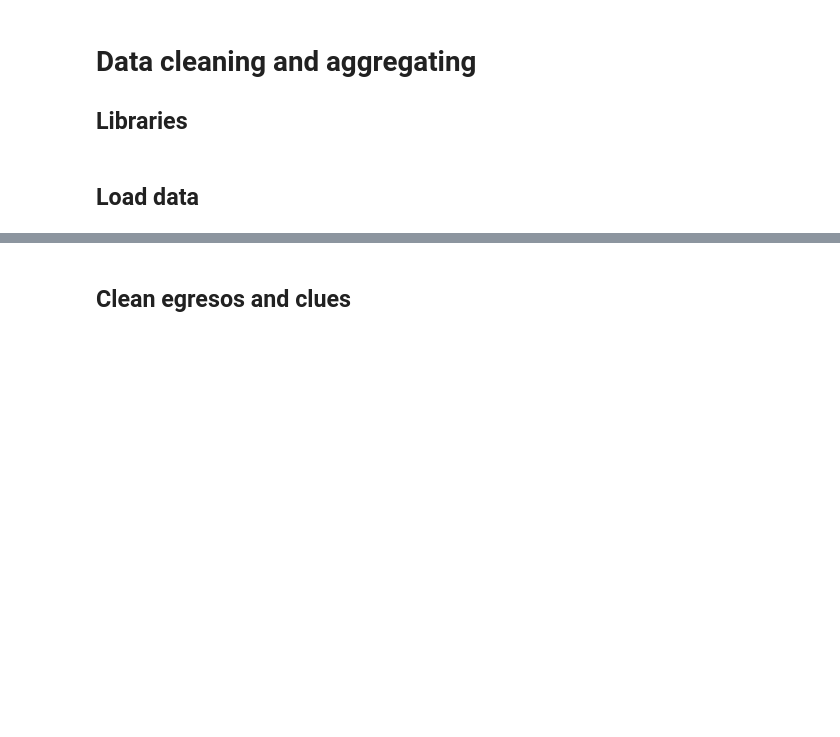
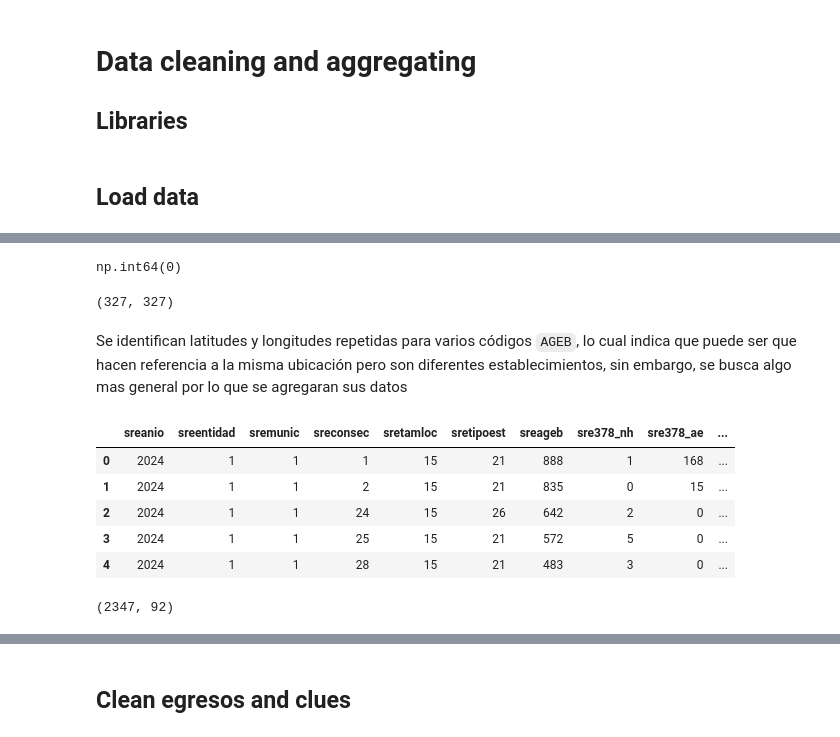
Before and after one commit to JSEB99/predictive-health-resources, a Jupyter notebook: notebooks/01_data_clean_aggregate.ipynb, the cells around one changed output, grey strips where cells are left out. Cells and saved outputs as stored; diff of their text form; code cells hidden in the pictures; blank space fills up the shorter version.

```diff
--- a/notebooks/01_data_clean_aggregate.ipynb
+++ b/notebooks/01_data_clean_aggregate.ipynb
@@ -49,0 +105,6 @@ Index(['CLUES', 'CLAVE DE LA INSTITUCION', 'NOMBRE DE LA INSTITUCION',
+# %%
+ageb_lat_lon_cols = [
+    'CLAVE_ENTIDAD','CLAVE_MUNICIPIO','CLAVE_LOCALIDAD','ENTIDAD',
+    'MUNICIPIO','LOCALIDAD','AGEB','LAT_DECIMAL','LON_DECIMAL','POB_TOTAL']
+ageb_lat_lon_cl = ageb_lat_lon[ageb_lat_lon_cols].copy()
+ageb_lat_lon_cl.head(2)
@@ -49,0 +142,3 @@ Index(['CLUES', 'CLAVE DE LA INSTITUCION', 'NOMBRE DE LA INSTITUCION',
+# %%
+resources['sreageb'] = resources['sreageb'].str.lstrip('0')
+ageb_lat_lon_cl['AGEB'] = ageb_lat_lon_cl['AGEB'].str.lstrip('0')
@@ -49,0 +148,9 @@ Index(['CLUES', 'CLAVE DE LA INSTITUCION', 'NOMBRE DE LA INSTITUCION',
+# %%
+resources_cl = pd.merge(
+    resources,
+    ageb_lat_lon_cl,
+    left_on=['sreentidad','sremunic','sreageb'],
+    right_on=['CLAVE_ENTIDAD','CLAVE_MUNICIPIO','AGEB'],
+    how='left'
+)
+resources_cl.head(2)
@@ -49,0 +177,4 @@ Index(['CLUES', 'CLAVE DE LA INSTITUCION', 'NOMBRE DE LA INSTITUCION',
+# %%
+# Drop nan (few nan values)
+resources_cl.dropna(inplace=True)
+resources_cl.isna().sum()
@@ -49,0 +194,19 @@ Index(['CLUES', 'CLAVE DE LA INSTITUCION', 'NOMBRE DE LA INSTITUCION',
+# %%
+resources_cl.duplicated().sum()
+# %% [output]
+np.int64(0)
+# %%
+resources_cl['LAT_DECIMAL'].nunique(), resources_cl['LON_DECIMAL'].nunique()
+# %% [output]
+(327, 327)
+# %% [markdown]
+Se identifican latitudes y longitudes repetidas para varios códigos `AGEB`, lo cual indica que puede ser que hacen referencia a la misma ubicación pero son diferentes establecimientos, sin embargo, se busca algo mas general por lo que se agregaran sus datos
+# %%
+resources_cl.head(5)
+# %% [output]
+|  | sreanio | sreentidad | sremunic | sreconsec | sretamloc | sretipoest | sreageb | sre378_nh | sre378_ae | ... |
+| 0 | 2024 | 1 | 1 | 1 | 15 | 21 | 888 | 1 | 168 | ... |
+| 1 | 2024 | 1 | 1 | 2 | 15 | 21 | 835 | 0 | 15 | ... |
+| 2 | 2024 | 1 | 1 | 24 | 15 | 26 | 642 | 2 | 0 | ... |
+| 3 | 2024 | 1 | 1 | 25 | 15 | 21 | 572 | 5 | 0 | ... |
+| 4 | 2024 | 1 | 1 | 28 | 15 | 21 | 483 | 3 | 0 | ... |
@@ -49,0 +216,4 @@ Index(['CLUES', 'CLAVE DE LA INSTITUCION', 'NOMBRE DE LA INSTITUCION',
+# %%
+resources_cl_unique.shape
+# %% [output]
+(2347, 92)
```
Also changed, not shown: parts of 76 cells of this notebook, 2 other files.
